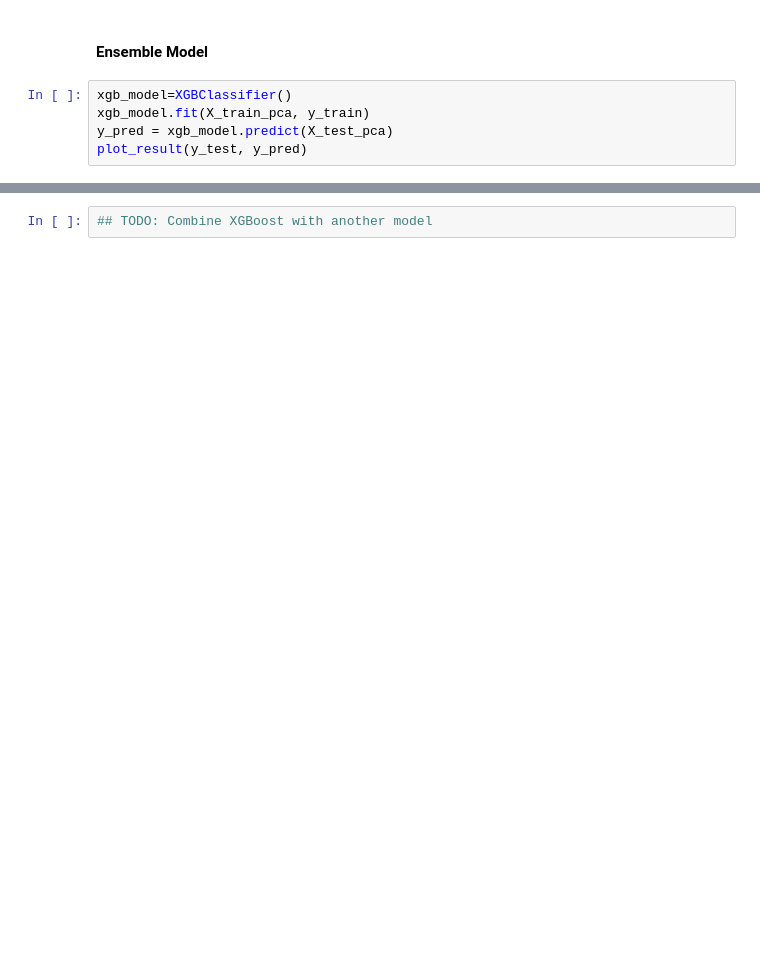
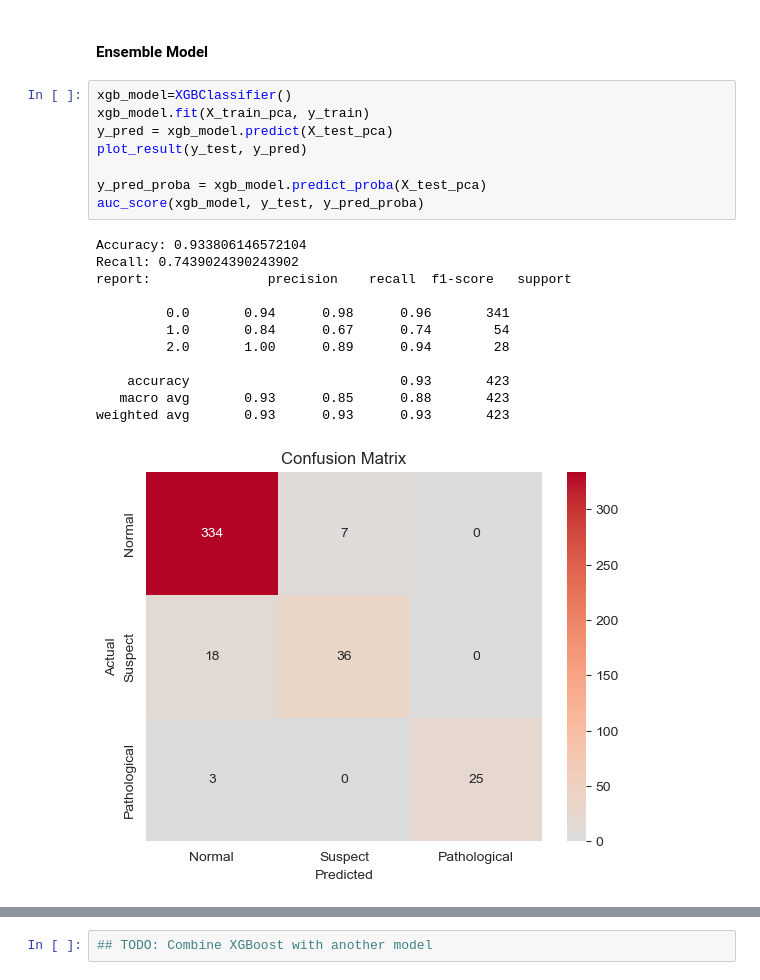
Before and after one commit to JinchenG000/ece9039, a Jupyter notebook: Fetal-Health-Classification.ipynb, the cells around one changed output, grey strips where cells are left out. Cells and saved outputs as stored; diff of their text form; blank space fills up the shorter version.

```diff
--- a/Fetal-Health-Classification.ipynb
+++ b/Fetal-Health-Classification.ipynb
@@ -431,5 +583,21 @@ Recall: 0.6875
 # %%
 xgb_model=XGBClassifier()
 xgb_model.fit(X_train_pca, y_train)
 y_pred = xgb_model.predict(X_test_pca)
 plot_result(y_test, y_pred)
+
+y_pred_proba = xgb_model.predict_proba(X_test_pca)
+auc_score(xgb_model, y_test, y_pred_proba)
+# %% [output]
+Accuracy: 0.933806146572104
+Recall: 0.7439024390243902
+report:               precision    recall  f1-score   support
+
+         0.0       0.94      0.98      0.96       341
+         1.0       0.84      0.67      0.74        54
+         2.0       1.00      0.89      0.94        28
+
+    accuracy                           0.93       423
+   macro avg       0.93      0.85      0.88       423
+weighted avg       0.93      0.93      0.93       423
+[figure, added]
```
Also changed, not shown: parts of 10 cells of this notebook.
